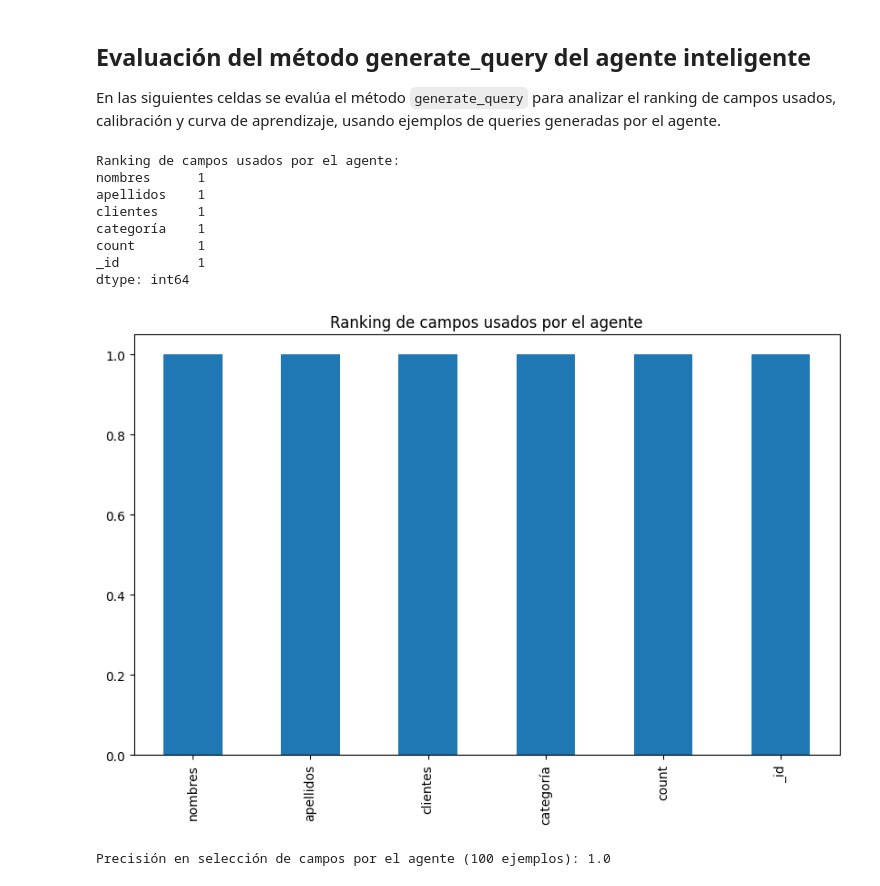
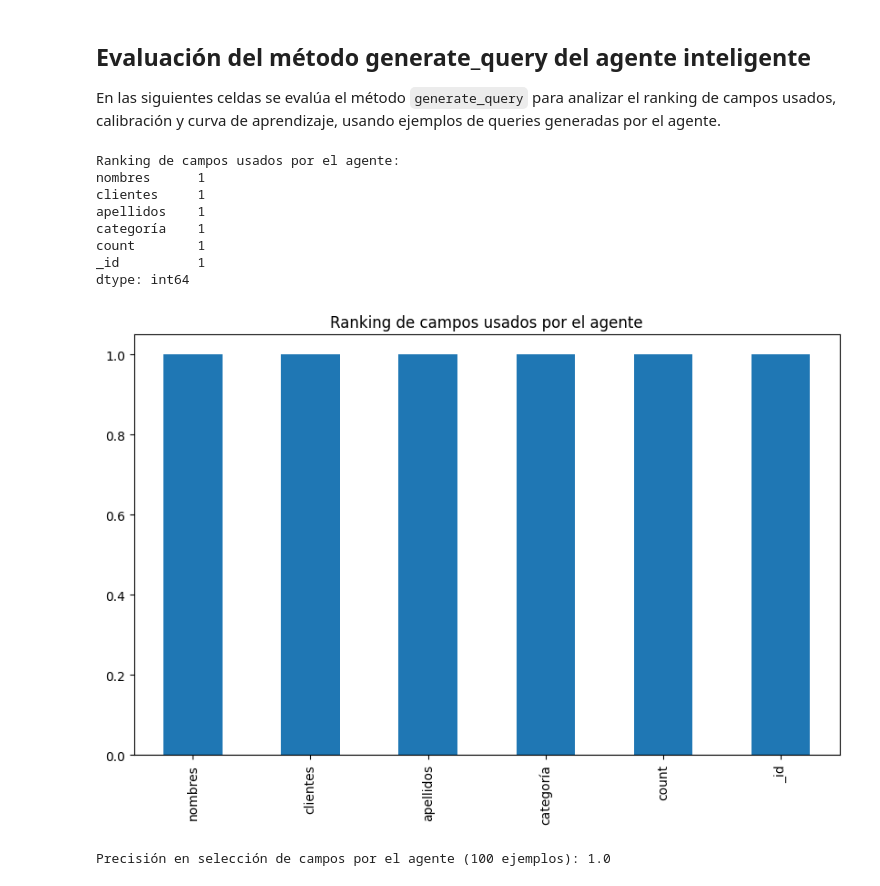
Before and after one commit to AnthonyPortillaCano/DemoSprint1AgenteQueriesProsegur, a Jupyter notebook: notebooks/EDA_Semana7.ipynb, the cells around one changed output. Drawn from its saved outputs; the diff is of its cells as text; code cells hidden in the pictures.

```diff
--- a/notebooks/EDA_Semana7.ipynb
+++ b/notebooks/EDA_Semana7.ipynb
@@ -1868,36 +1881,36 @@ import matplotlib.pyplot as plt
 import json
 
 gen = SmartMongoQueryGenerator()
 
 # Ejemplo de queries generadas por el agente
 consultas = [
     ("ventas", "muestra los nombres y apellidos de los clientes"),
     ("ventas", "cuenta cuántos productos hay en cada categoría"),
     ("clientes", "filtra clientes que no hayan realizado compras en el último año")
 ]
 queries = []
 for collection, consulta in consultas:
     pipeline_str = gen.generate_query(collection, consulta)
-    pipeline = json.loads(pipeline_str)
+    pipeline = pipeline_str
     queries.append(pipeline)
 
 # 1. Ranking de campos usados
 ranking = gen.get_field_usage_ranking(queries)
 ranking_series = pd.Series(ranking).sort_values(ascending=False)
 print('Ranking de campos usados por el agente:')
 print(ranking_series)
 ranking_series.plot(kind='bar', figsize=(10,6), title='Ranking de campos usados por el agente')
 plt.show()
 # %% [output]
 Ranking de campos usados por el agente:
 nombres      1
+clientes     1
 apellidos    1
-clientes     1
 categoría    1
 count        1
 _id          1
 dtype: int64
-[figure, old version]
+[figure, new version]
 # %%
 # Generar 100 ejemplos de consultas para evaluar el agente
 consultas_masivas = []
```
Also changed, not shown: parts of 16 cells of this notebook, 28 other files.
